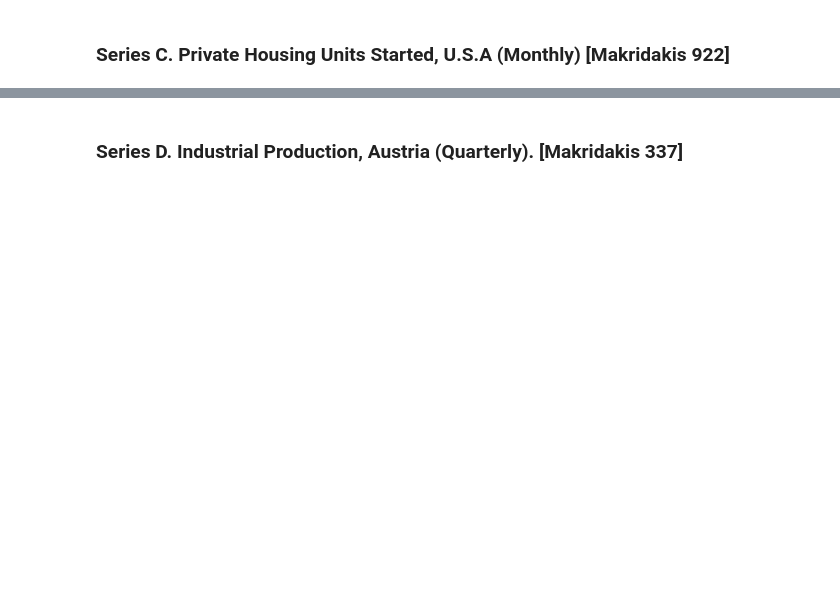
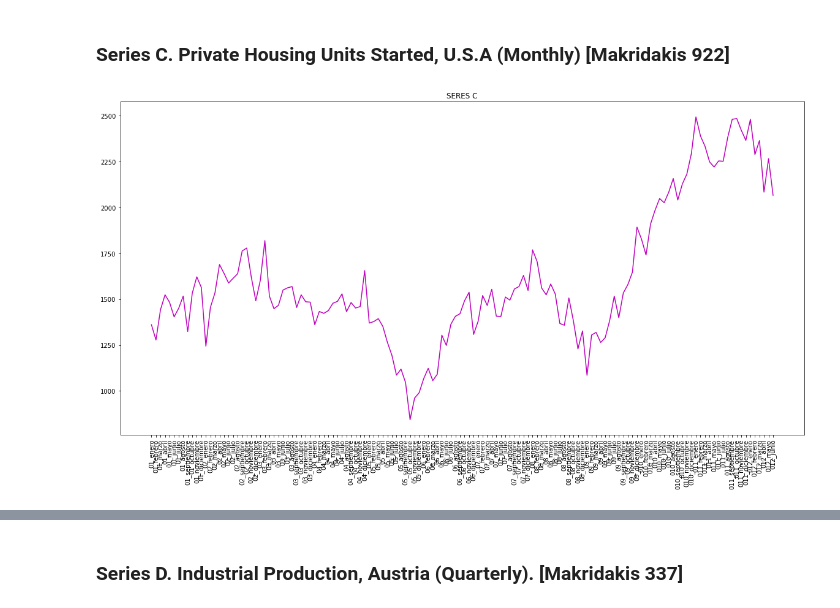
Before and after one commit to pazDaniela/MAT267, a Jupyter notebook: Certamen_2/C2.ipynb, the cells around one changed output, grey strips where cells are left out. Cells and saved outputs as stored; diff of their text form; code cells hidden in the pictures; blank space fills up the shorter version.

```diff
--- a/Certamen_2/C2.ipynb
+++ b/Certamen_2/C2.ipynb
@@ -41,3 +72,21 @@ print(len(X_B),len(Y_B))
 ### Series C. Private Housing Units Started, U.S.A (Monthly) [Makridakis 922]
 # %%
 Y_C=[1361,1278,1443,1524,1483,1404,1450,1517,1324,1533,1622,1564,1244,1456,1534,1689,1641,1588,1614,1639,1763,1779,1622,1491,1603,1820,1517,1448,1467,1550,1562,1569,1455,1524,1486,1484,1361,1433,1423,1438,1478,1488,1529,1432,1482,1452,1460,1656,1370,1378,1394,1352,1265,1194,1086,1119,1046,843,961,990,1067,1123,1056,1091,1304,1248,1364,1407,1421,1491,1538,1308,1380,1520,1466,1554,1408,1405,1512,1495,1556,1569,1630,1548,1769,1705,1561,1524,1583,1528,1368,1358,1507,1381,1229,1327,1085,1305,1319,1264,1290,1385,1517,1399,1534,1580,1647,1893,1828,1741,1910,1986,2049,2026,2083,2158,2041,2128,2182,2295,2494,2390,2334,2249,2221,2254,2252,2382,2481,2485,2421,2366,2481,2289,2365,2084,2266,2067,2123,2051,1874,1677,1724,1526]
+meses=['enero','febrero','marzo','abril','mayo','junio','julio','agosto','septiembre','octubre','noviembre','diciembre']
+meses_C=meses
+count=2
+for i in range(0,len(Y_C)):
+    if i>11:
+        meses_C.append('0'+str(count)+'_'+meses_C[i%12])
+        if i%12==11:
+            count+=1
+for i in range(0,12):
+    meses_C[i]='01_'+meses_C[i]
+# %%
+plt.figure(figsize=(20,10))
+plt.plot(meses_C[0:len(Y_C)-6],Y_C[0:len(Y_C)-6],c='m')
+plt.title('SERES C')
+plt.xticks(rotation=90)
+plt.show()
+# %% [output]
+[figure, added]
```
Also changed, not shown: parts of 18 cells of this notebook.
